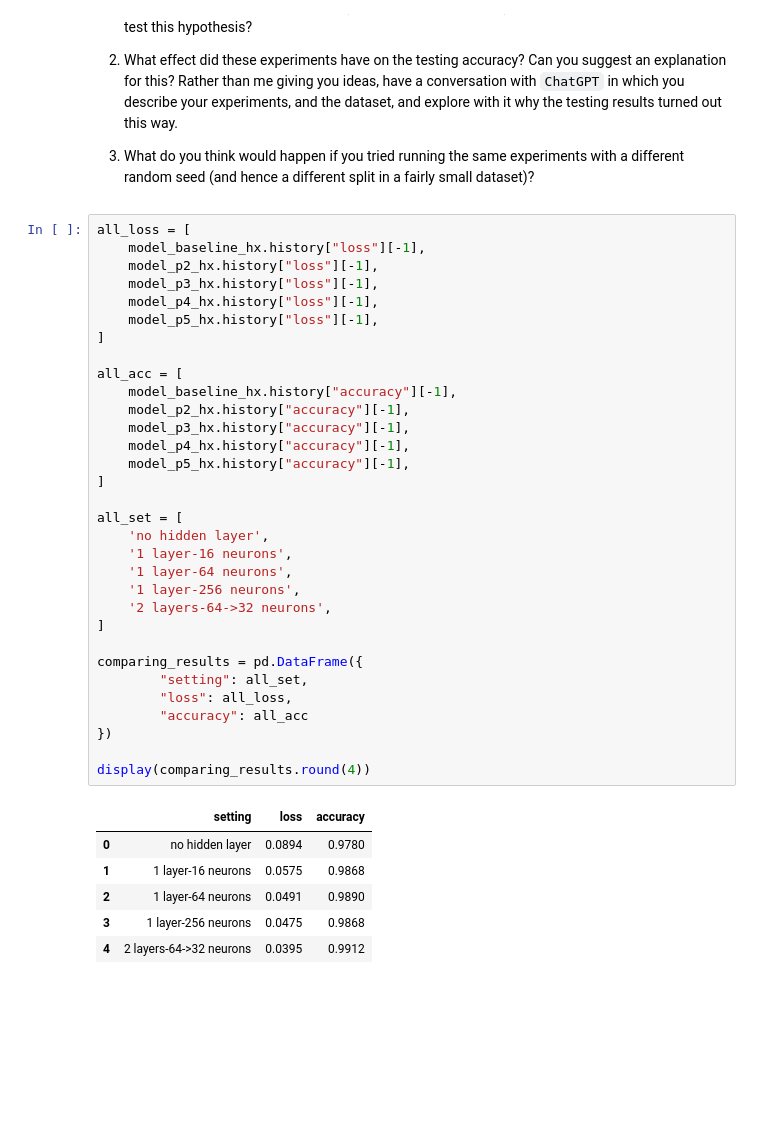
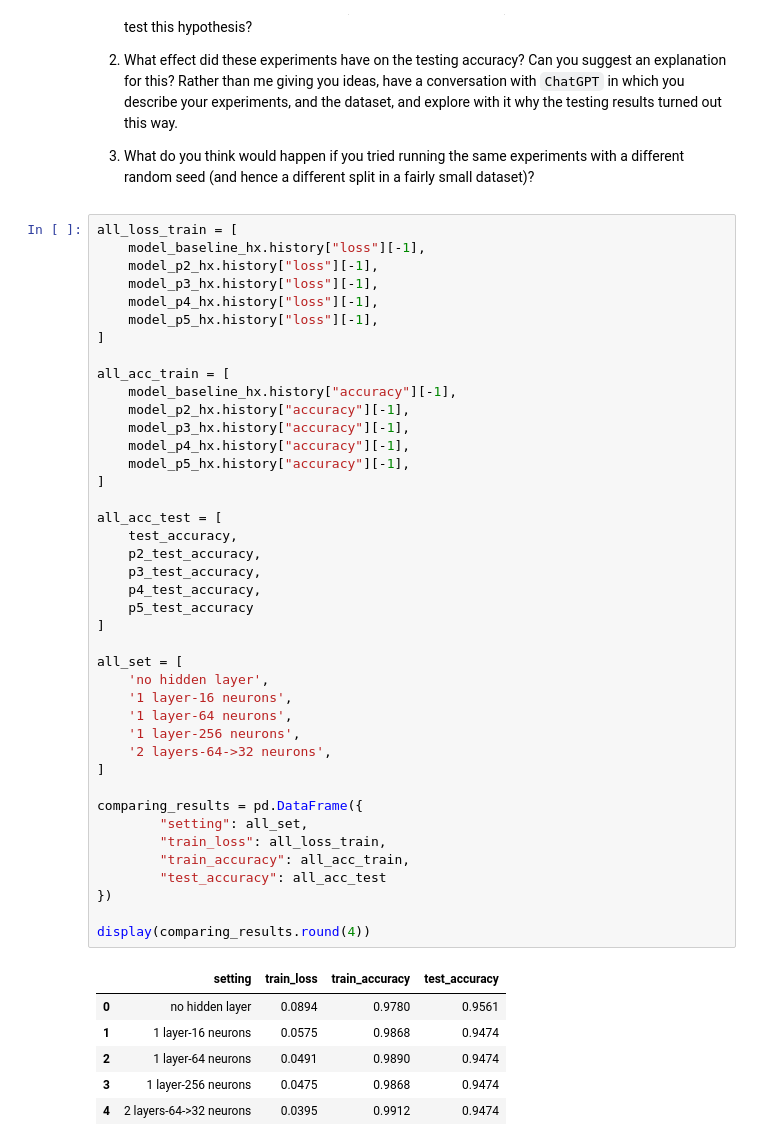
Before and after one commit to raffwh/dx703_hw, a Jupyter notebook: notebooks/Homework_01.ipynb, the cells around one changed output. Drawn from its saved outputs; the diff is of its cells as text; blank space fills up the shorter version.

```diff
--- a/notebooks/Homework_01.ipynb
+++ b/notebooks/Homework_01.ipynb
@@ -789,41 +789,50 @@ You won't be graded on these, and you don't need to write anything, but here are
 
 3. What do you think would happen if you tried running the same experiments with a different random seed (and hence a different split in a fairly small dataset)?
 # %%
-all_loss = [
+all_loss_train = [
     model_baseline_hx.history["loss"][-1],
     model_p2_hx.history["loss"][-1],
     model_p3_hx.history["loss"][-1],
     model_p4_hx.history["loss"][-1],
     model_p5_hx.history["loss"][-1],
 ]
 
-all_acc = [
+all_acc_train = [
     model_baseline_hx.history["accuracy"][-1],
     model_p2_hx.history["accuracy"][-1],
     model_p3_hx.history["accuracy"][-1],
     model_p4_hx.history["accuracy"][-1],
     model_p5_hx.history["accuracy"][-1],
+]
+
+all_acc_test = [
+    test_accuracy,
+    p2_test_accuracy,
+    p3_test_accuracy,
+    p4_test_accuracy,
+    p5_test_accuracy
 ]
 
 all_set = [
     'no hidden layer',
     '1 layer-16 neurons',
     '1 layer-64 neurons',
     '1 layer-256 neurons',
     '2 layers-64->32 neurons',
 ]
 
 comparing_results = pd.DataFrame({
         "setting": all_set,
-        "loss": all_loss,
-        "accuracy": all_acc
+        "train_loss": all_loss_train,
+        "train_accuracy": all_acc_train,
+        "test_accuracy": all_acc_test
 })
 
 display(comparing_results.round(4))
 # %% [output]
-|  | setting | loss | accuracy |
-| 0 | no hidden layer | 0.0894 | 0.9780 |
-| 1 | 1 layer-16 neurons | 0.0575 | 0.9868 |
-| 2 | 1 layer-64 neurons | 0.0491 | 0.9890 |
-| 3 | 1 layer-256 neurons | 0.0475 | 0.9868 |
-| 4 | 2 layers-64->32 neurons | 0.0395 | 0.9912 |
+|  | setting | train_loss | train_accuracy | test_accuracy |
+| 0 | no hidden layer | 0.0894 | 0.9780 | 0.9561 |
+| 1 | 1 layer-16 neurons | 0.0575 | 0.9868 | 0.9474 |
+| 2 | 1 layer-64 neurons | 0.0491 | 0.9890 | 0.9474 |
+| 3 | 1 layer-256 neurons | 0.0475 | 0.9868 | 0.9474 |
+| 4 | 2 layers-64->32 neurons | 0.0395 | 0.9912 | 0.9474 |
```
